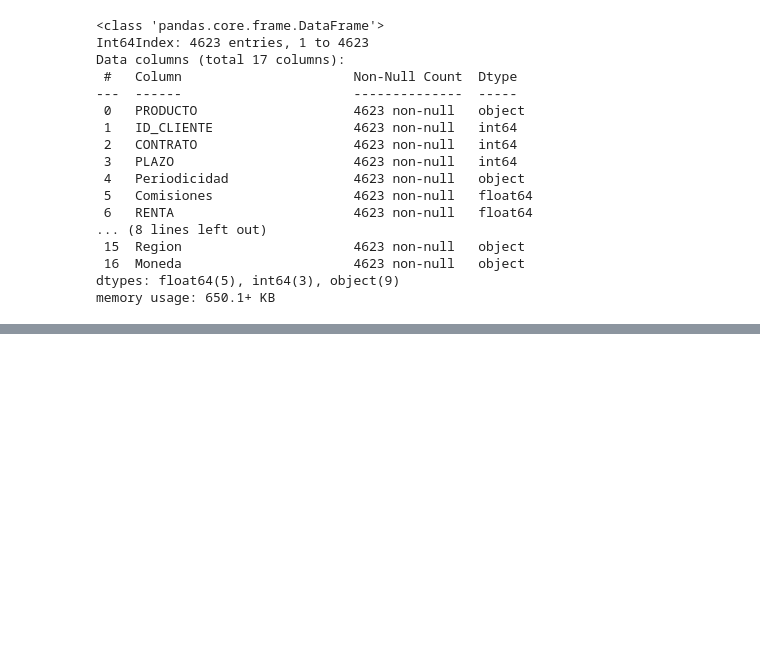
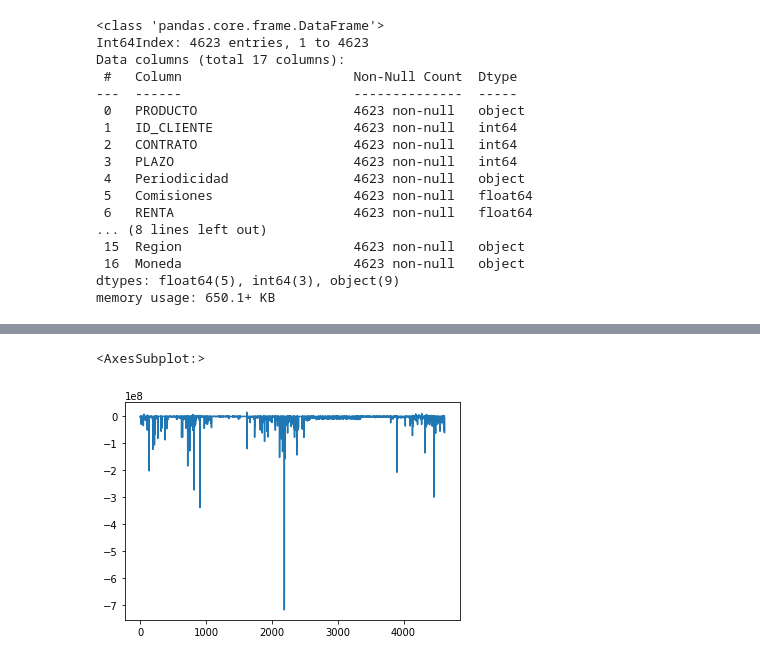
Before and after one commit to raarv/ds1, a Jupyter notebook: eda.ipynb, the cells around one changed output, grey strips where cells are left out. Drawn from its saved outputs; the diff is of its cells as text; code cells hidden in the pictures; blank space fills up the shorter version.

Commit message:
primer análisis, ganancias

```diff
--- a/eda.ipynb
+++ b/eda.ipynb
@@ -33,0 +138,11 @@ df.head()
+# %%
+def calcula_ganancia(a, b, c, d, e, f):
+    return (b * c + d + e + f) - a
+# %%
+# Si se vende el equipo a su Valor Residual en este momento, así se verían las ganancias.
+df['Ganancia'] = df.apply(lambda row : calcula_ganancia(row.MONTO_INICIAL_ACTIVO_S_IVA, row.RENTA, row.PLAZO, row.Comisiones, row.RENTAS, row['Valor Residual']), axis = 1)
+# %%
+df.Ganancia.plot()
+# %% [output]
+<AxesSubplot:>
+[figure, added]
```
Also changed, not shown: parts of 15 cells of this notebook.
